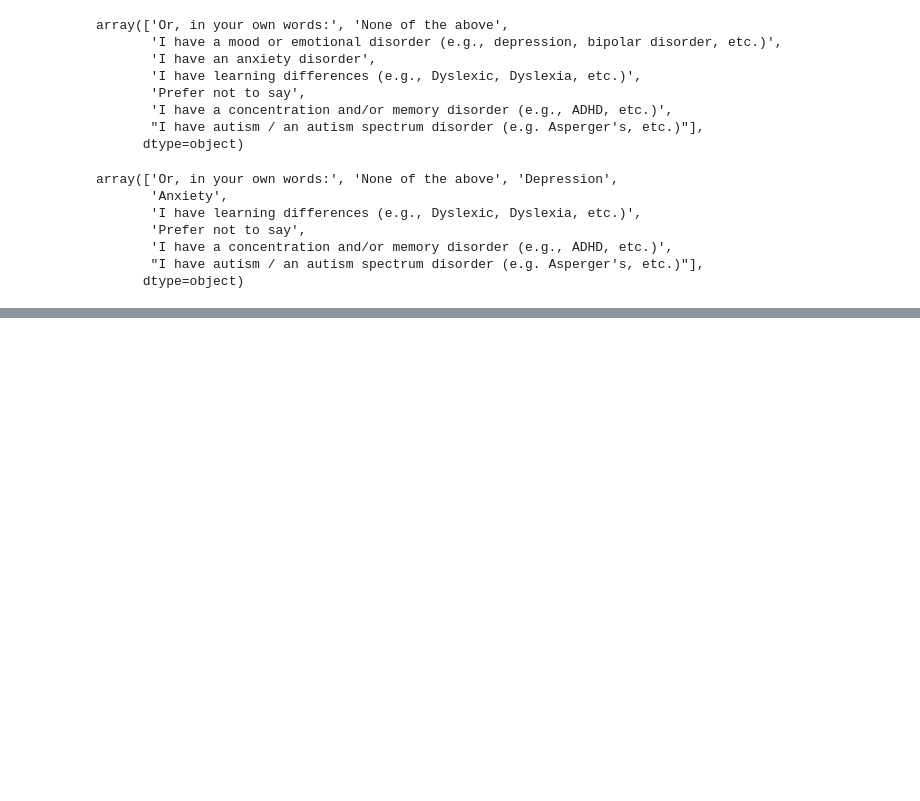
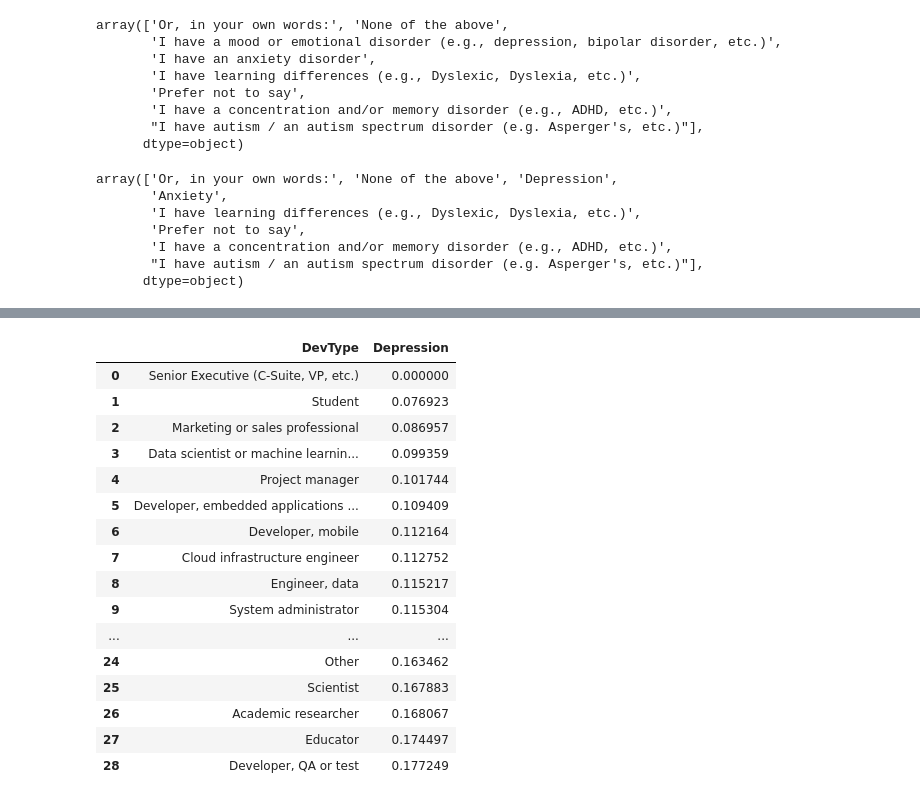
Before and after one commit to alphasigma25/VI-2022, a Jupyter notebook: MentalHealthCSV.ipynb, the cells around one changed output, grey strips where cells are left out. Drawn from its saved outputs; the diff is of its cells as text; code cells hidden in the pictures; blank space fills up the shorter version.

```diff
--- a/MentalHealthCSV.ipynb
+++ b/MentalHealthCSV.ipynb
@@ -169,0 +156,66 @@ array(['Developer, back-end', 'Developer, full-stack',
+# %%
+DevType = [
+    'Developer, full-stack',
+    'Academic researcher',
+    'DevOps specialist',
+    'Developer, back-end',
+    'Developer, desktop or enterprise applications',
+    'Developer, embedded applications or devices',
+    'Developer, game or graphics',
+    'Developer, front-end',
+    'Engineer, data',
+    'Developer, QA or test',
+    'Developer, mobile',
+    'Database administrator',
+    'Cloud infrastructure engineer',
+    'Data or business analyst',
+    'Designer',
+    'Marketing or sales professional',
+    'Data scientist or machine learning specialist',
+    'Security professional',
+    'Project manager',
+    'Senior Executive (C-Suite, VP, etc.)',
+    'Engineering manager',
+    'System administrator',
+    'Scientist',
+    'Product manager',
+    'Engineer, site reliability',
+    'Educator',
+    'Other',
+    'Blockchain',
+    'Student'
+]
+
+def filter_multicat(df : pd.DataFrame, column, filter) -> pd.DataFrame:
+    return df[df[column].str.contains(filter)]
+
+def aggregate_health(data, mental_health_type: str):
+    output = pd.DataFrame()
+    numbers = []
+    for devType in DevType:
+        df = filter_multicat(data, 'DevType', devType)
+        total = df.shape[0]
+        # print(total)
+        # print(filter_multicat(df, 'MentalHealth', mental_health_type).size)
+        if total > 0:
+            numbers.append(filter_multicat(df, 'MentalHealth', mental_health_type).shape[0]/total)
+        else:
+            numbers.append(0)
+    output['DevType'] = DevType
+    output[mental_health_type] = numbers
+    return output
+
+def getHealthOutput(data, salary_min, salary_max, mental_health_type):
+    df = data
+    # Filter the salary
+    df = df.loc[df['YearlySalary'] > salary_min]
+    df = df.loc[df['YearlySalary'] < salary_max]
+
+    # Get the proportion of the data for each DevType
+    return aggregate_health(df, mental_health_type)
+
+df = getHealthOutput(df_features, 80e3,160e3, 'Depression')
+df = df.sort_values(by=['Depression'])
+df = df.reset_index(drop=True)
+df
+# %% [output]
@@ -169,0 +223,17 @@ array(['Developer, back-end', 'Developer, full-stack',
+|  | DevType | Depression |
+| 0 | Senior Executive (C-Suite, VP, etc.) | 0.000000 |
+| 1 | Student | 0.076923 |
+| 2 | Marketing or sales professional | 0.086957 |
+| 3 | Data scientist or machine learnin... | 0.099359 |
+| 4 | Project manager | 0.101744 |
+| 5 | Developer, embedded applications ... | 0.109409 |
+| 6 | Developer, mobile | 0.112164 |
+| 7 | Cloud infrastructure engineer | 0.112752 |
+| 8 | Engineer, data | 0.115217 |
+| 9 | System administrator | 0.115304 |
+| ... | ... | ... |
+| 24 | Other | 0.163462 |
+| 25 | Scientist | 0.167883 |
+| 26 | Academic researcher | 0.168067 |
+| 27 | Educator | 0.174497 |
+| 28 | Developer, QA or test | 0.177249 |
```
Also changed, not shown: parts of 6 cells of this notebook, 1 other file.
